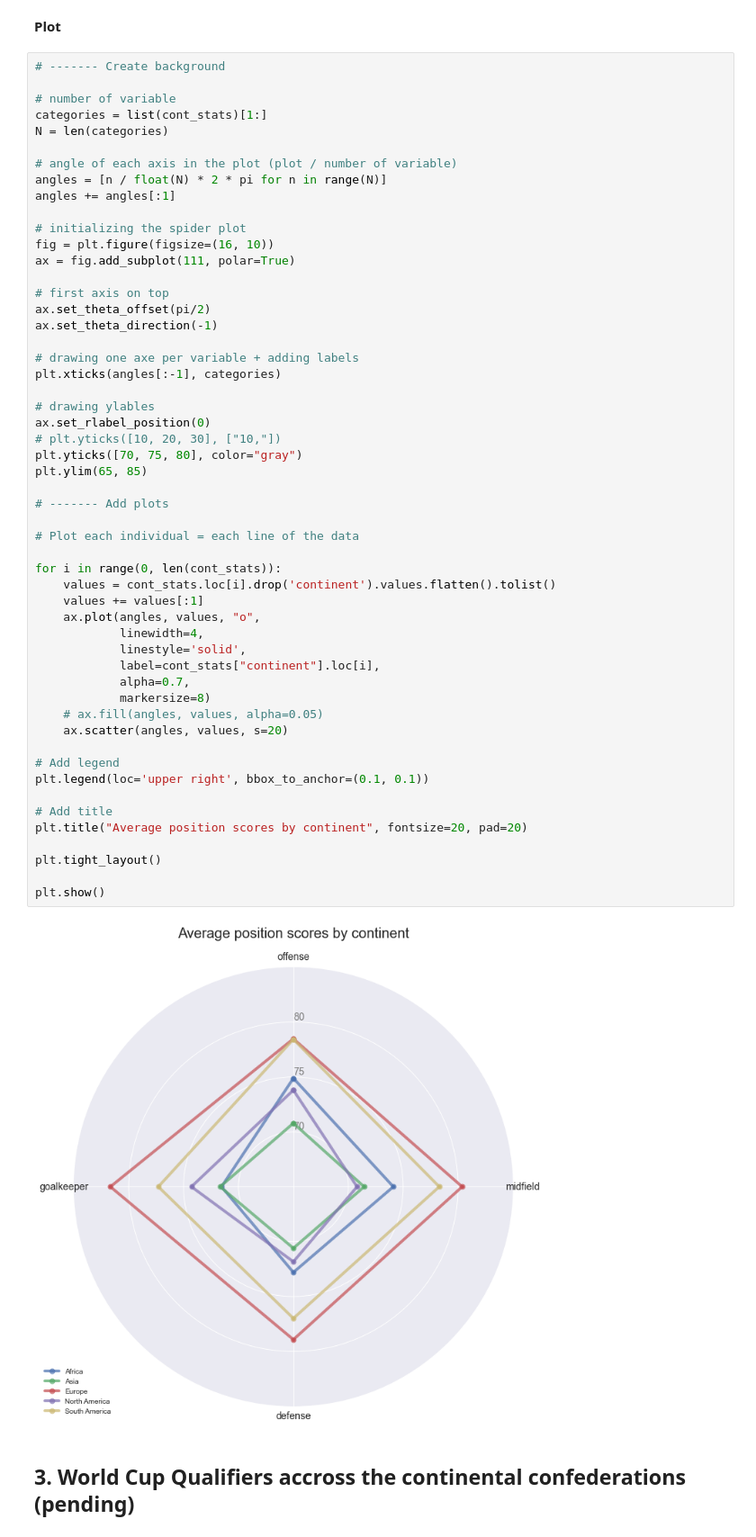
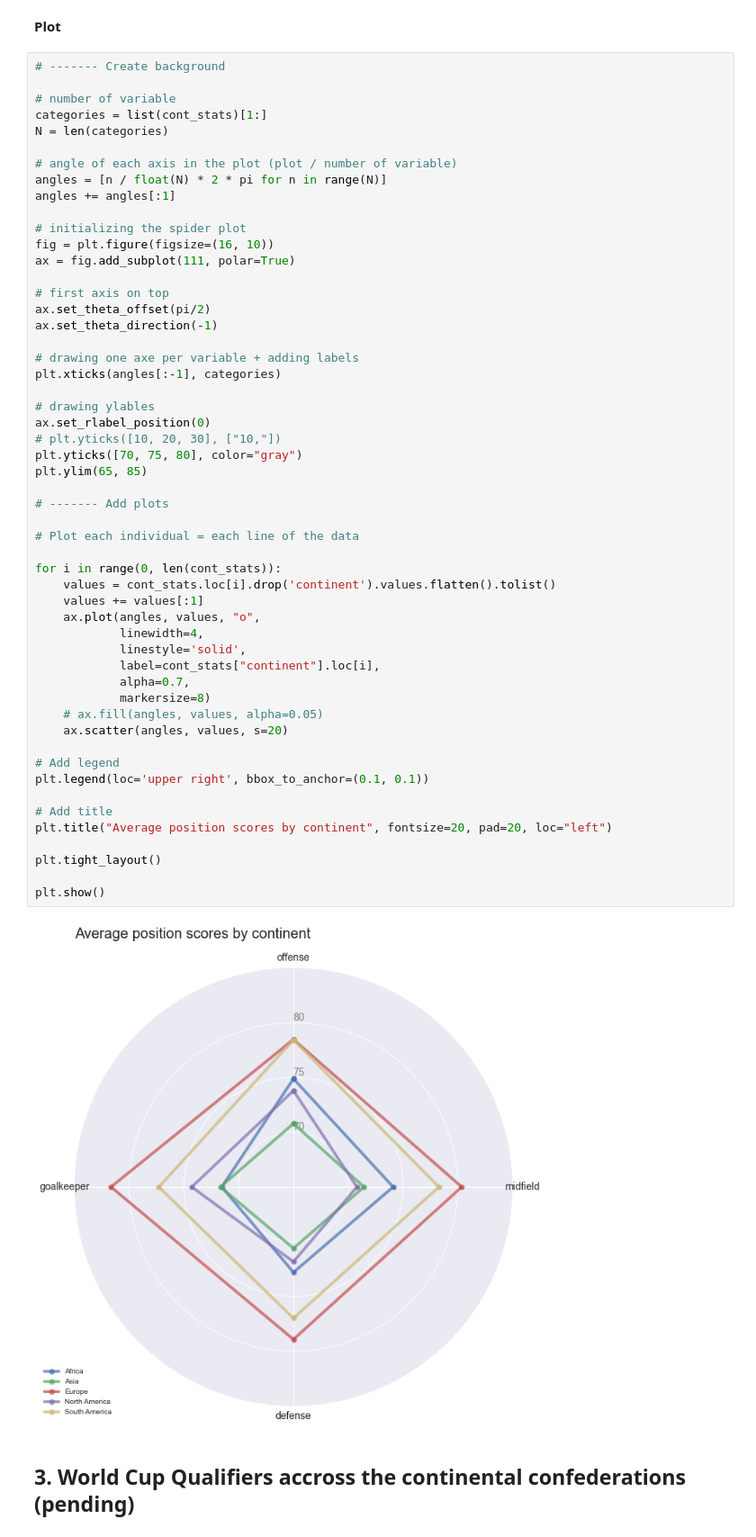
Before and after one commit to RenatoPeG/isys812, a Jupyter notebook: Data Cleansing.ipynb, the cells around one changed output. Shown at 90% size. Saved outputs shown, nothing was run; the diff lists cells and outputs as text.

```diff
--- a/Data Cleansing.ipynb
+++ b/Data Cleansing.ipynb
@@ -368,35 +368,35 @@ plt.xticks(angles[:-1], categories)
 ax.set_rlabel_position(0)
 # plt.yticks([10, 20, 30], ["10,"])
 plt.yticks([70, 75, 80], color="gray")
 plt.ylim(65, 85)
 
 # ------- Add plots
 
 # Plot each individual = each line of the data
 
 for i in range(0, len(cont_stats)):
     values = cont_stats.loc[i].drop('continent').values.flatten().tolist()
     values += values[:1]
     ax.plot(angles, values, "o",
             linewidth=4,
             linestyle='solid',
             label=cont_stats["continent"].loc[i],
             alpha=0.7,
             markersize=8)
     # ax.fill(angles, values, alpha=0.05)
     ax.scatter(angles, values, s=20)
 
 # Add legend
 plt.legend(loc='upper right', bbox_to_anchor=(0.1, 0.1))
 
 # Add title
-plt.title("Average position scores by continent", fontsize=20, pad=20)
+plt.title("Average position scores by continent", fontsize=20, pad=20, loc="left")
 
 plt.tight_layout()
 
 plt.show()
 # %% [output]
-[figure, old version]
+[figure, new version]
 # %% [markdown]
 ## 3. World Cup Qualifiers accross the continental confederations (pending)
 # %%
```
Also changed, not shown: parts of 2 cells of this notebook.
